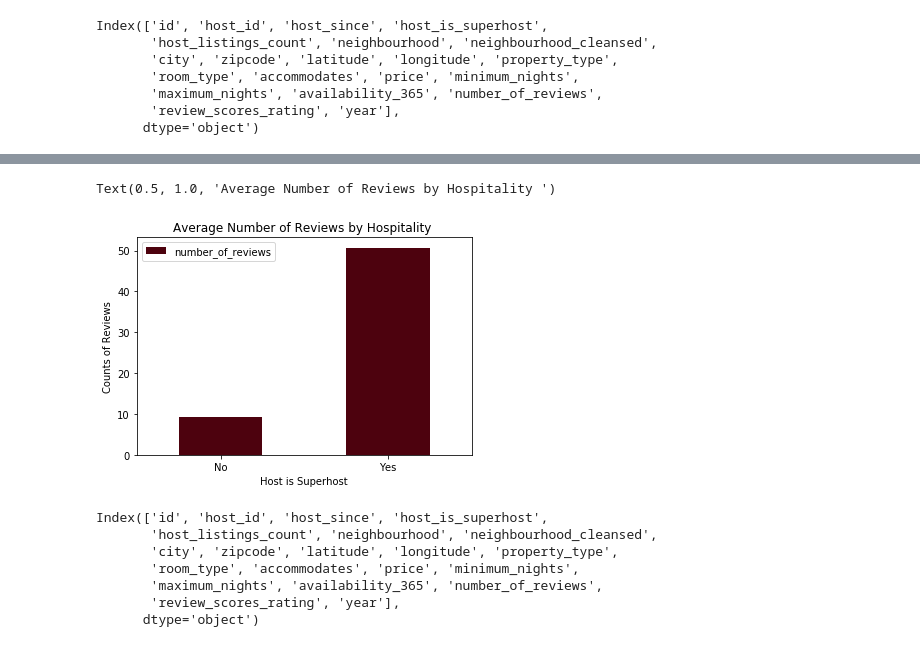
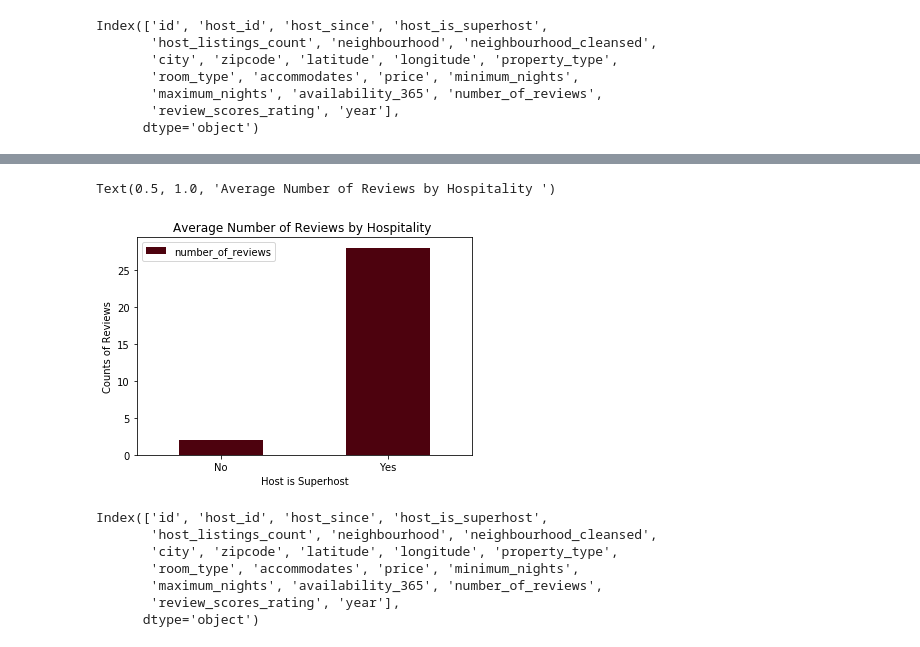
Before and after one commit to khwajajalal/Capstone2, a Jupyter notebook: Listings.ipynb, the cells around one changed output, grey strips where cells are left out. Saved outputs shown, nothing was run; the diff lists cells and outputs as text; code cells hidden in the pictures.

```diff
--- a/Listings.ipynb
+++ b/Listings.ipynb
@@ -5,6 +5,7 @@ import matplotlib.pyplot as plt
 import seaborn as sns
 pd.set_option('display.max_columns',200)
 pd.set_option('display.max_rows',100)
+sns.set(rc={'figure.figsize': (20,3)})
 %matplotlib inline
 columns=['id', 'host_id', 'host_since', 'host_is_superhost',  'host_listings_count', 'neighbourhood', 'neighbourhood_cleansed', 'city', 'zipcode',
          'latitude', 'longitude','property_type','room_type', 'accommodates', 'price', 'minimum_nights', 'maximum_nights', 'availability_365', 'number_of_reviews',
@@ -32,4 +33,5 @@ plt.title('Number of Listings Over Years')
 plt.xlabel('Year')
 plt.ylabel('Number of Listings')
 # listings.year.dtypes
+sns.set(style="whitegrid")
 # %% [output]
@@ -238,12 +231,14 @@ listings.groupby('host_is_superhost')[['review_scores_rating','number_of_reviews
 # %%
-ax2=listings.groupby('host_is_superhost')[['number_of_reviews']].mean().plot(kind='bar', color='#4D020E')
+from matplotlib.figure import Figure
+fig.set_size_inches(1000, 1000)
+ax2=listings.groupby('host_is_superhost')[['number_of_reviews']].median().plot(kind='bar', color='#4D020E')
 ax2.set_xticklabels(ax2.get_xticklabels(),rotation=0)
 ax2.set_xlabel('Host is Superhost')
 ax2.set_ylabel('Counts of Reviews')
 ax2.set_title('Average Number of Reviews by Hospitality ')
 # %% [output]
 Text(0.5, 1.0, 'Average Number of Reviews by Hospitality ')
-[figure, old version]
+[figure, new version]
 # %%
 listings.columns
 # %% [output]
```
Also changed, not shown: parts of 21 cells of this notebook, 1 other file.
